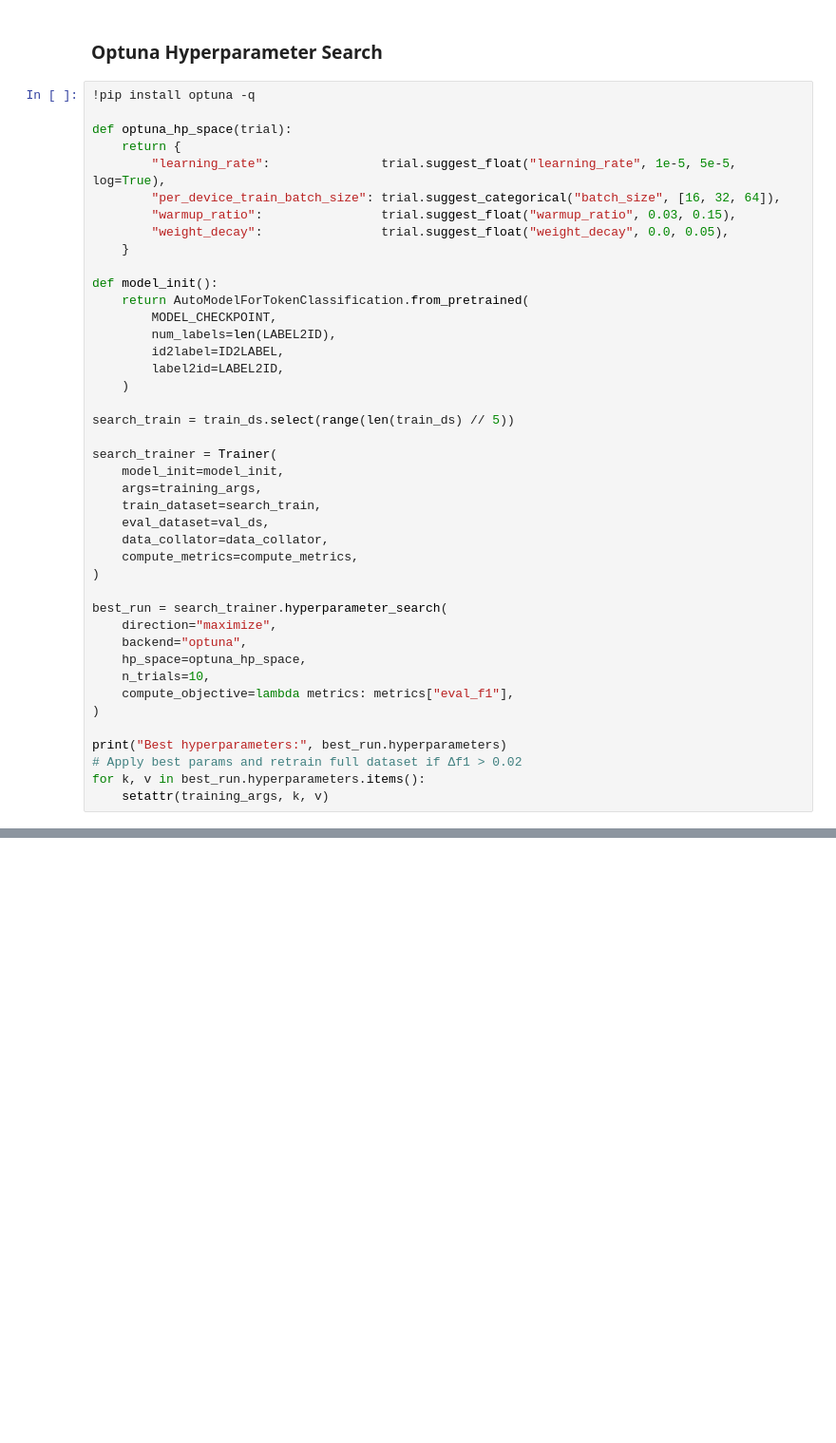
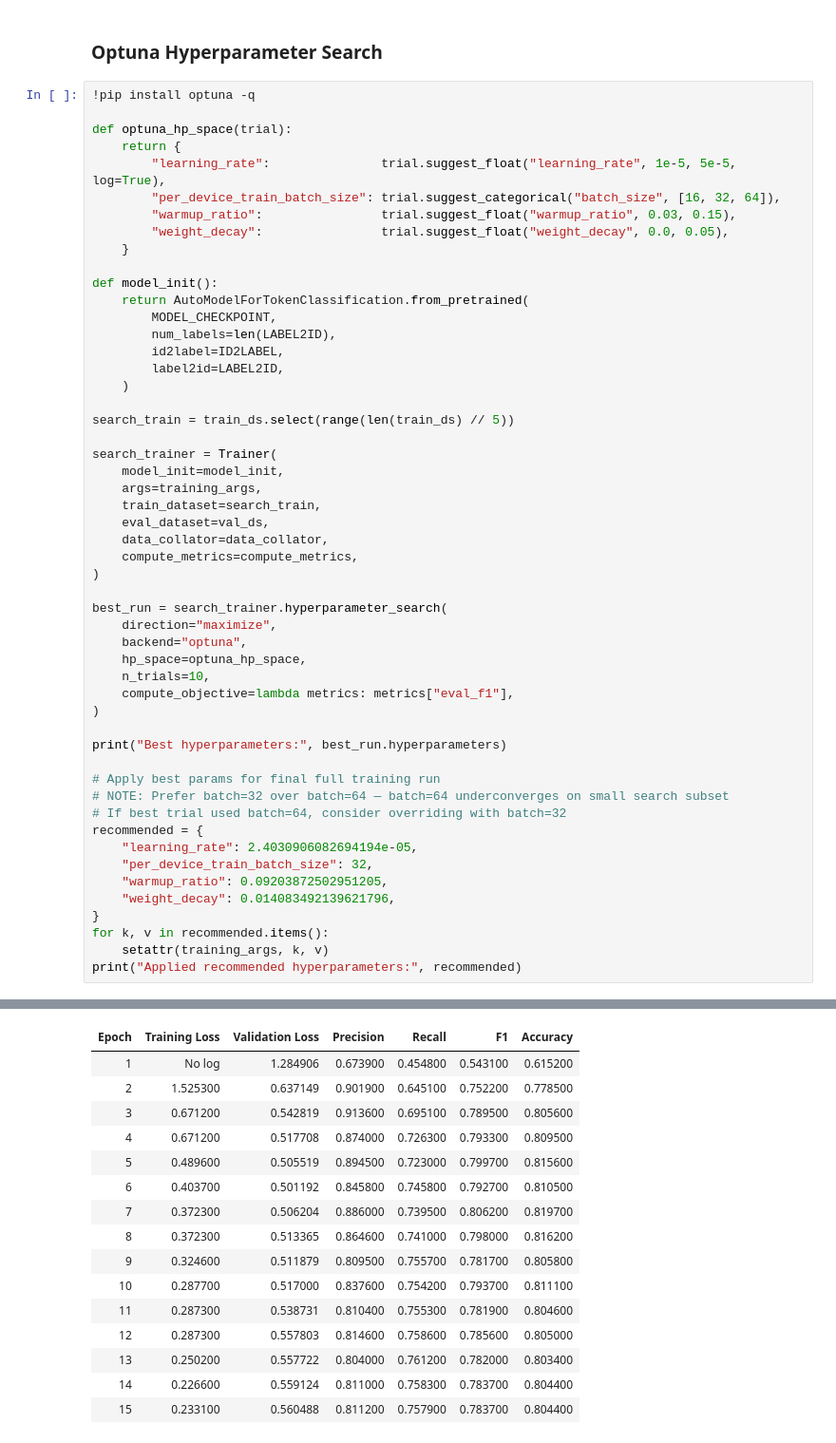
Before and after one commit to Maaz-x14/Smart-Stock, a Jupyter notebook: ml_service/ner/ner-training.ipynb, the cells around one changed output, grey strips where cells are left out. Shown at 95% size. Saved outputs shown, nothing was run; the diff lists cells and outputs as text; blank space fills up the shorter version.

Commit message:
Update(minor): Optuna results, ONNX opset fix, recommended hyperparams

```diff
--- a/ml_service/ner/ner-training.ipynb
+++ b/ml_service/ner/ner-training.ipynb
@@ -640,6 +1031,17 @@ best_run = search_trainer.hyperparameter_search(
 )
 
 print("Best hyperparameters:", best_run.hyperparameters)
-# Apply best params and retrain full dataset if Δf1 > 0.02
-for k, v in best_run.hyperparameters.items():
+
+# Apply best params for final full training run
+# NOTE: Prefer batch=32 over batch=64 — batch=64 underconverges on small search subset
+# If best trial used batch=64, consider overriding with batch=32
+recommended = {
+    "learning_rate": 2.4030906082694194e-05,
+    "per_device_train_batch_size": 32,
+    "warmup_ratio": 0.09203872502951205,
+    "weight_decay": 0.014083492139621796,
+}
+for k, v in recommended.items():
     setattr(training_args, k, v)
+print("Applied recommended hyperparameters:", recommended)
+# %% [output]
@@ -645,0 +1083,16 @@ for k, v in best_run.hyperparameters.items():
+| Epoch | Training Loss | Validation Loss | Precision | Recall | F1 | Accuracy |
+| 1 | No log | 1.284906 | 0.673900 | 0.454800 | 0.543100 | 0.615200 |
+| 2 | 1.525300 | 0.637149 | 0.901900 | 0.645100 | 0.752200 | 0.778500 |
+| 3 | 0.671200 | 0.542819 | 0.913600 | 0.695100 | 0.789500 | 0.805600 |
+| 4 | 0.671200 | 0.517708 | 0.874000 | 0.726300 | 0.793300 | 0.809500 |
+| 5 | 0.489600 | 0.505519 | 0.894500 | 0.723000 | 0.799700 | 0.815600 |
+| 6 | 0.403700 | 0.501192 | 0.845800 | 0.745800 | 0.792700 | 0.810500 |
+| 7 | 0.372300 | 0.506204 | 0.886000 | 0.739500 | 0.806200 | 0.819700 |
+| 8 | 0.372300 | 0.513365 | 0.864600 | 0.741000 | 0.798000 | 0.816200 |
+| 9 | 0.324600 | 0.511879 | 0.809500 | 0.755700 | 0.781700 | 0.805800 |
+| 10 | 0.287700 | 0.517000 | 0.837600 | 0.754200 | 0.793700 | 0.811100 |
+| 11 | 0.287300 | 0.538731 | 0.810400 | 0.755300 | 0.781900 | 0.804600 |
+| 12 | 0.287300 | 0.557803 | 0.814600 | 0.758600 | 0.785600 | 0.805000 |
+| 13 | 0.250200 | 0.557722 | 0.804000 | 0.761200 | 0.782000 | 0.803400 |
+| 14 | 0.226600 | 0.559124 | 0.811000 | 0.758300 | 0.783700 | 0.804400 |
+| 15 | 0.233100 | 0.560488 | 0.811200 | 0.757900 | 0.783700 | 0.804400 |
```
Also changed, not shown: parts of 14 cells of this notebook.
